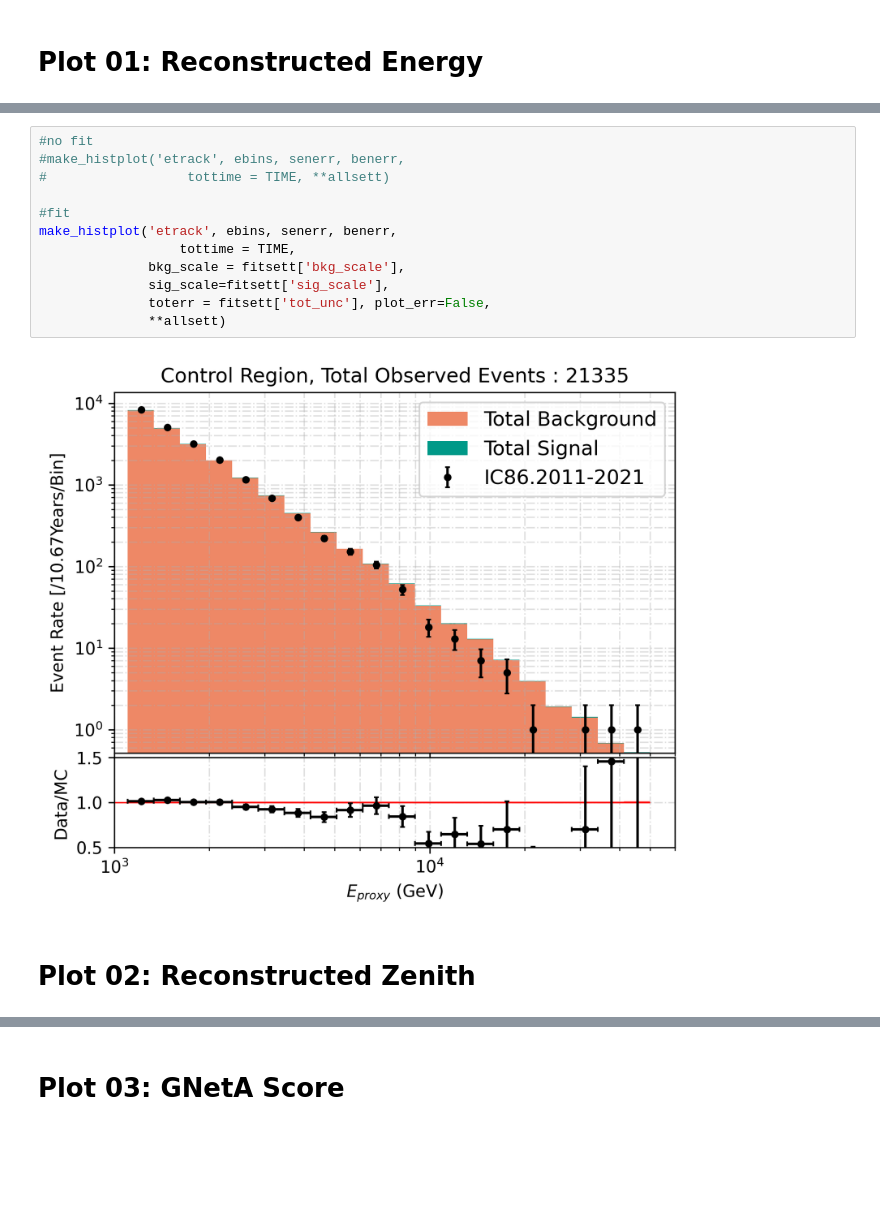
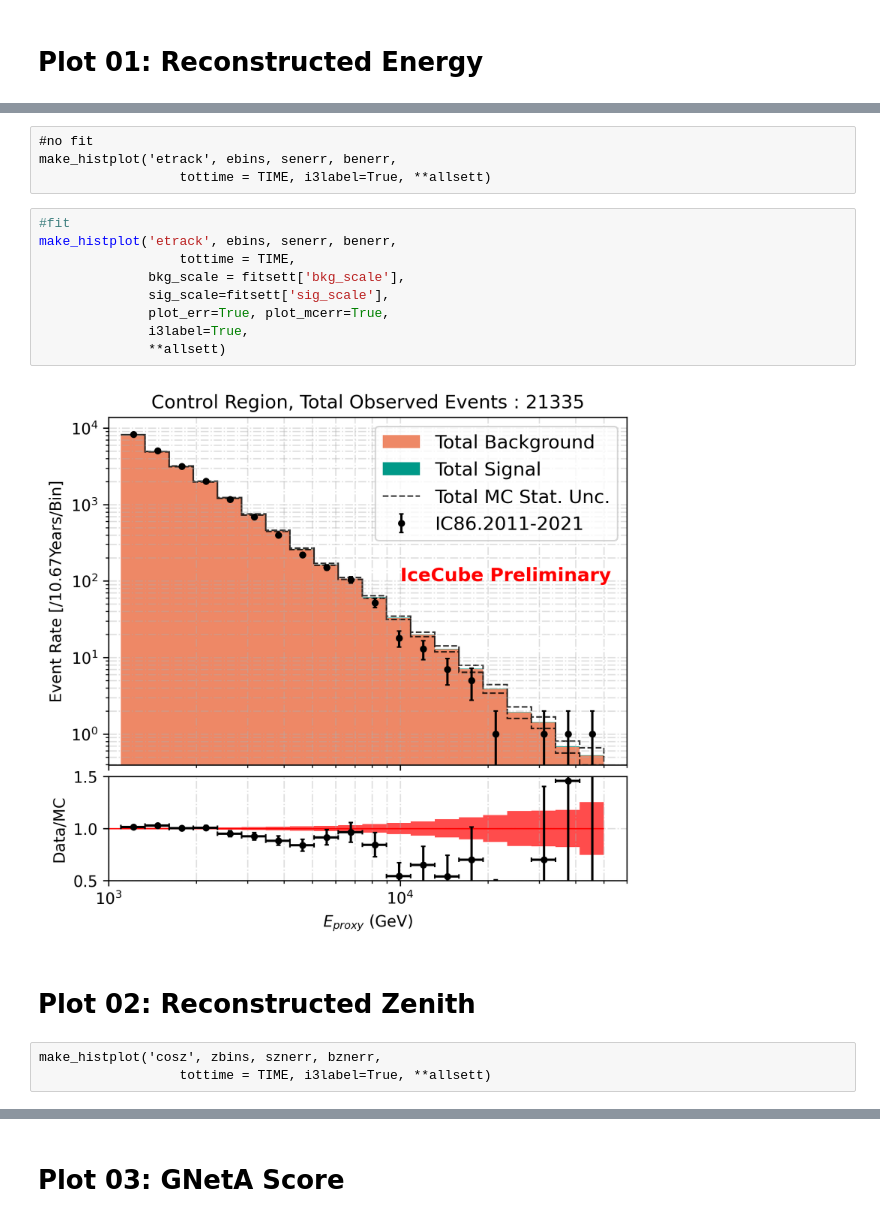
Before and after one commit to ssarkarbht/DiMuon-Search-Analysis, a Jupyter notebook: plots/Final Plots.ipynb, the cells around one changed output, grey strips where cells are left out. Drawn from its saved outputs; the diff is of its cells as text; blank space fills up the shorter version.

```diff
--- a/plots/Final Plots.ipynb
+++ b/plots/Final Plots.ipynb
@@ -691,17 +722,21 @@ allsett = pltcnf['cr']
+# %% [raw]
+#no fit
+make_histplot('etrack', ebins, senerr, benerr,
+                  tottime = TIME, i3label=True, **allsett)
 # %%
-#no fit
-#make_histplot('etrack', ebins, senerr, benerr,
-#                  tottime = TIME, **allsett)
-
 #fit
 make_histplot('etrack', ebins, senerr, benerr,
                   tottime = TIME,
               bkg_scale = fitsett['bkg_scale'],
               sig_scale=fitsett['sig_scale'],
-              toterr = fitsett['tot_unc'], plot_err=False,
+              plot_err=True, plot_mcerr=True,
+              i3label=True,
               **allsett)
 # %% [output]
-[figure, old version]
+[figure, new version]
 # %% [markdown]
 # Plot 02: Reconstructed Zenith
+# %% [raw]
+make_histplot('cosz', zbins, sznerr, bznerr,
+                  tottime = TIME, i3label=True, **allsett)
 # %%
```
Also changed, not shown: parts of 17 cells of this notebook, 2 other files.
